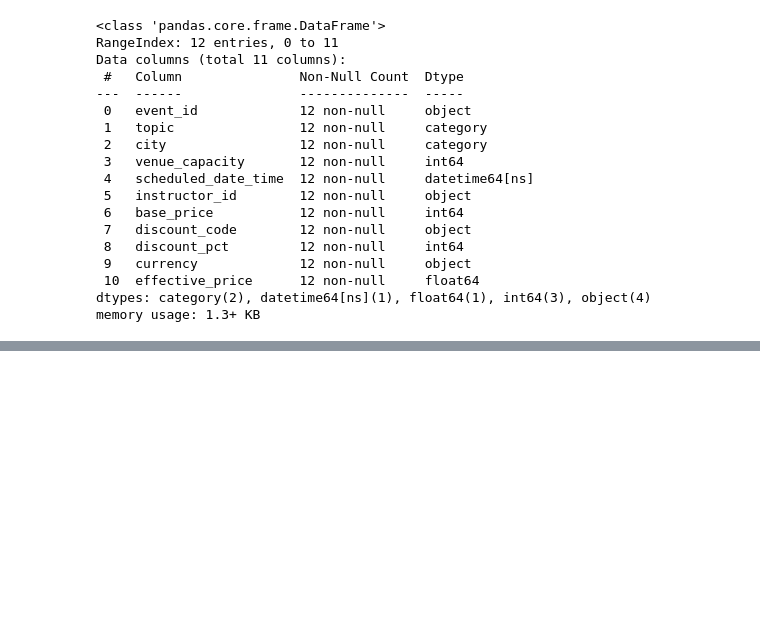
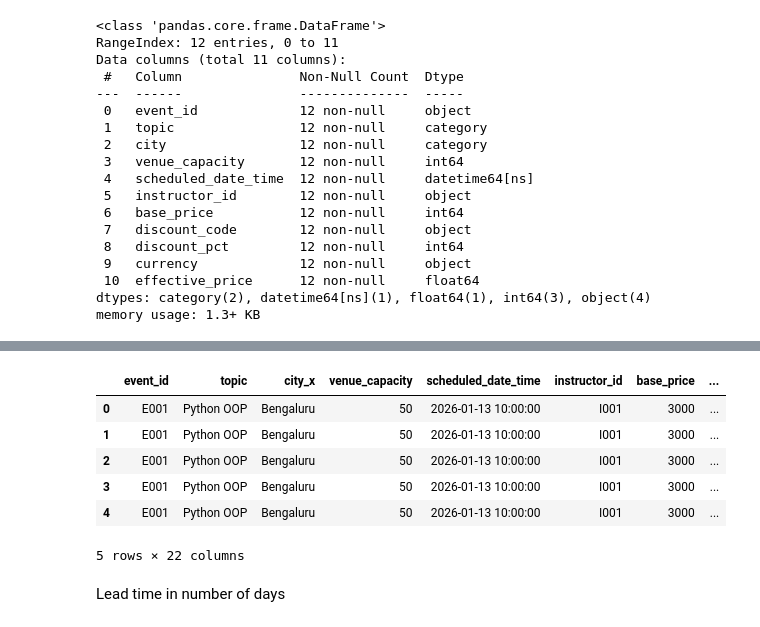
Before and after one commit to CT-Vishwas/kantar-python-1, a Jupyter notebook: my_project/notebooks/events_feature_engg.ipynb, the cells around one changed output, grey strips where cells are left out. Cells and saved outputs as stored; diff of their text form; code cells hidden in the pictures; blank space fills up the shorter version.

Commit message:
events_eda

```diff
--- a/my_project/notebooks/events_analysis.ipynb
+++ b/my_project/notebooks/events_feature_engg.ipynb
@@ -335,3 +335,5 @@ Data columns (total 11 columns):
  10  effective_price      12 non-null     float64
 dtypes: category(2), datetime64[ns](1), float64(1), int64(3), object(4)
 memory usage: 1.3+ KB
+# %%
+combined_all = pd.merge(event_pricing,registrations_attendees, on="event_id", how="inner")
@@ -337,0 +360,26 @@ memory usage: 1.3+ KB
+# %%
+import re
+
+def extract_channel(notes):
+    if pd.isna(notes):
+        return 'unknown'
+
+    found = re.search(r"Reached via\s+([^.;]+)", notes)
+    if found:
+        return found.group(1).strip().lower()
+
+    return 'unknown'
+# %%
+combined_all['first_contact_channel'] = combined_all["notes"].apply(extract_channel)
+# %%
+combined_all.head()
+# %% [output]
+|  | event_id | topic | city_x | venue_capacity | scheduled_date_time | instructor_id | base_price | ... |
+| 0 | E001 | Python OOP | Bengaluru | 50 | 2026-01-13 10:00:00 | I001 | 3000 | ... |
+| 1 | E001 | Python OOP | Bengaluru | 50 | 2026-01-13 10:00:00 | I001 | 3000 | ... |
+| 2 | E001 | Python OOP | Bengaluru | 50 | 2026-01-13 10:00:00 | I001 | 3000 | ... |
+| 3 | E001 | Python OOP | Bengaluru | 50 | 2026-01-13 10:00:00 | I001 | 3000 | ... |
+| 4 | E001 | Python OOP | Bengaluru | 50 | 2026-01-13 10:00:00 | I001 | 3000 | ... |
+5 rows × 22 columns
+# %% [markdown]
+Lead time in number of days
```
Also changed, not shown: parts of 9 cells of this notebook, 4 other files.
